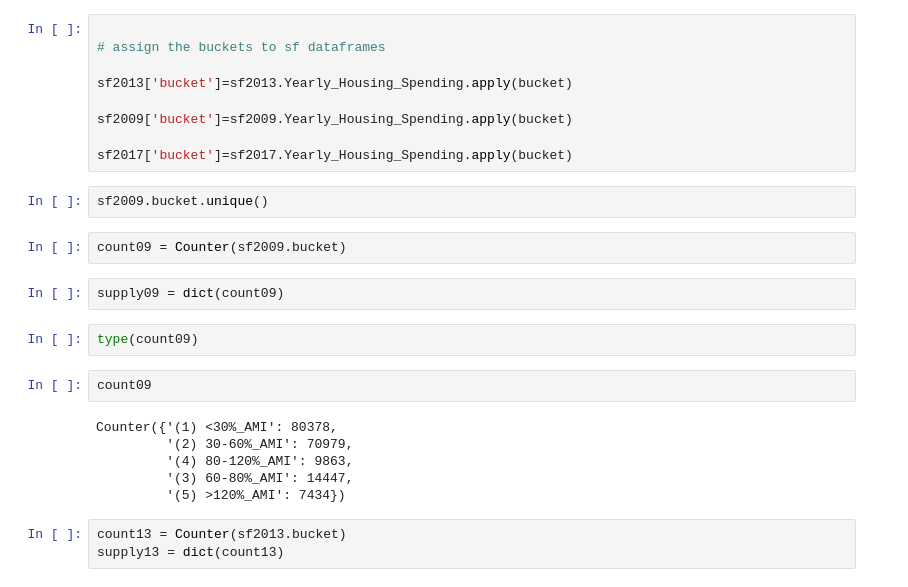
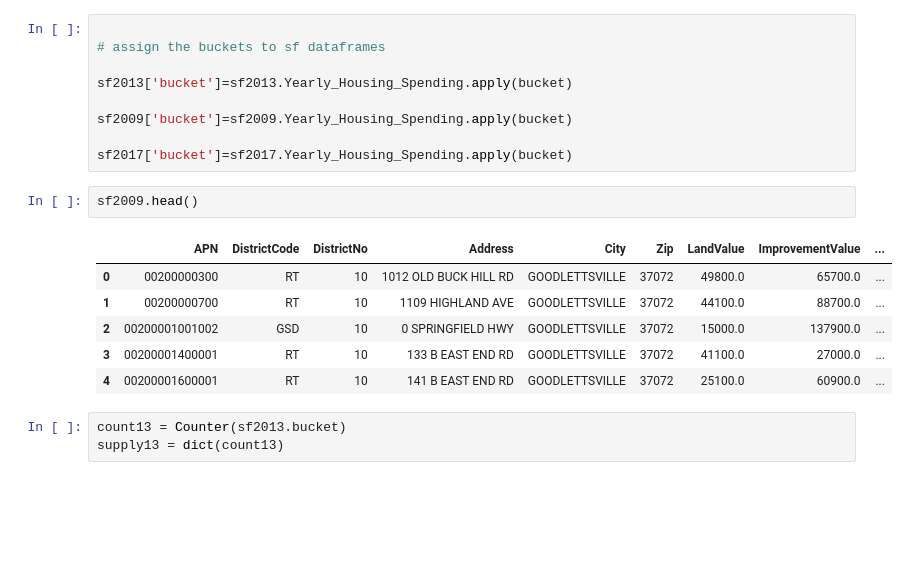
Before and after one commit to asidamo/affordable-housing, a Jupyter notebook: data-question-4-plaid-platypi-david.ipynb, the cells around one changed output. Cells and saved outputs as stored; diff of their text form; blank space fills up the shorter version.

```diff
--- a/data-question-4-plaid-platypi-david.ipynb
+++ b/data-question-4-plaid-platypi-david.ipynb
@@ -168,22 +214,15 @@ sf2013['bucket']=sf2013.Yearly_Housing_Spending.apply(bucket)
 sf2009['bucket']=sf2009.Yearly_Housing_Spending.apply(bucket)
 
 sf2017['bucket']=sf2017.Yearly_Housing_Spending.apply(bucket)
-# %%
-sf2009.bucket.unique()
-# %%
-count09 = Counter(sf2009.bucket)
-# %%
-supply09 = dict(count09)
-# %%
-type(count09)
-# %%
-count09
-# %% [output]
-Counter({'(1) <30%_AMI': 80378,
-         '(2) 30-60%_AMI': 70979,
-         '(4) 80-120%_AMI': 9863,
-         '(3) 60-80%_AMI': 14447,
-         '(5) >120%_AMI': 7434})
+# %%
+sf2009.head()
+# %% [output]
+|  | APN | DistrictCode | DistrictNo | Address | City | Zip | LandValue | ImprovementValue | ... |
+| 0 | 00200000300 | RT | 10 | 1012 OLD BUCK HILL RD | GOODLETTSVILLE | 37072 | 49800.0 | 65700.0 | ... |
+| 1 | 00200000700 | RT | 10 | 1109 HIGHLAND AVE | GOODLETTSVILLE | 37072 | 44100.0 | 88700.0 | ... |
+| 2 | 00200001001002 | GSD | 10 | 0 SPRINGFIELD HWY | GOODLETTSVILLE | 37072 | 15000.0 | 137900.0 | ... |
+| 3 | 00200001400001 | RT | 10 | 133 B EAST END RD | GOODLETTSVILLE | 37072 | 41100.0 | 27000.0 | ... |
+| 4 | 00200001600001 | RT | 10 | 141 B EAST END RD | GOODLETTSVILLE | 37072 | 25100.0 | 60900.0 | ... |
 # %%
 count13 = Counter(sf2013.bucket)
 supply13 = dict(count13)
```
Also changed, not shown: parts of 26 cells of this notebook.
